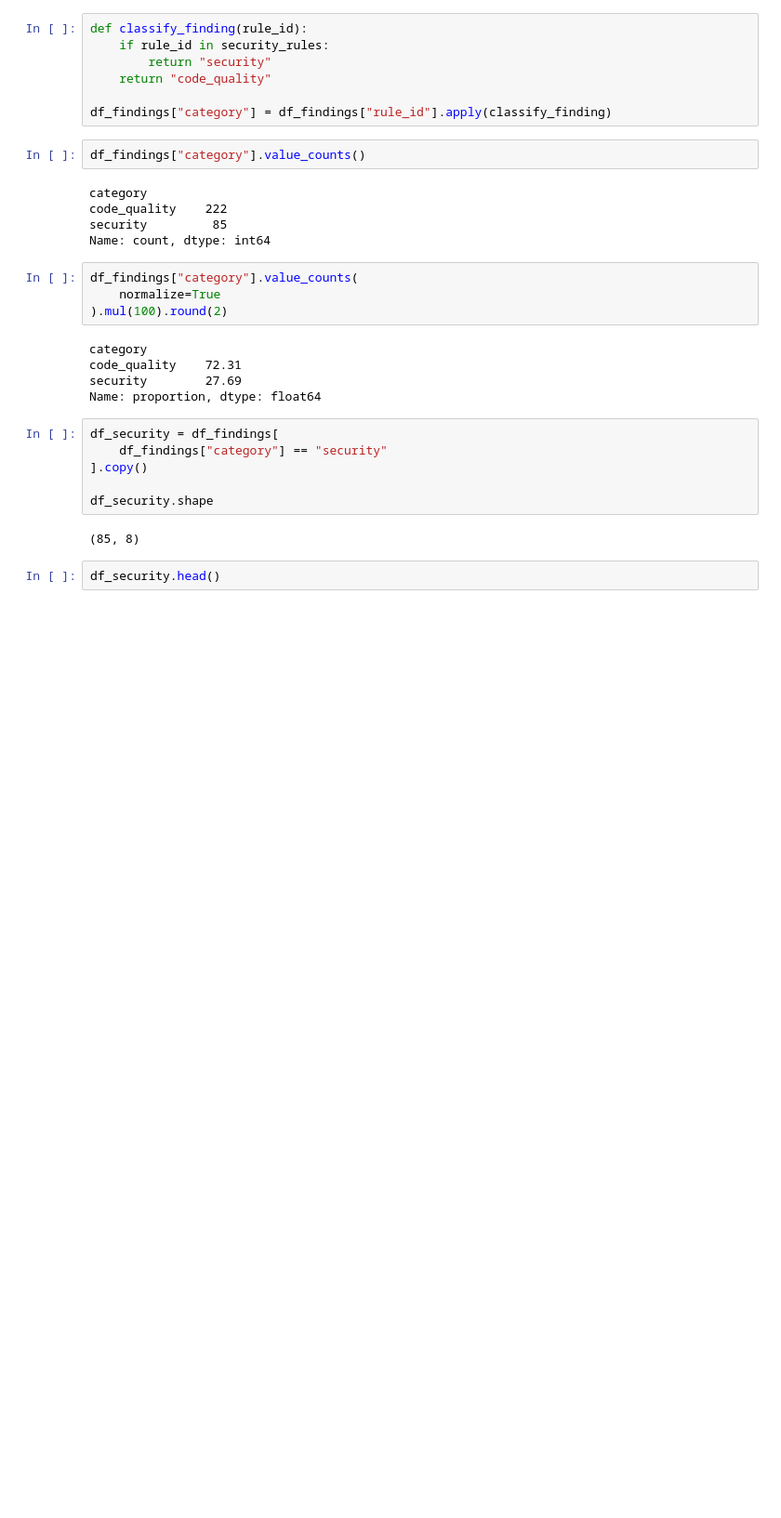
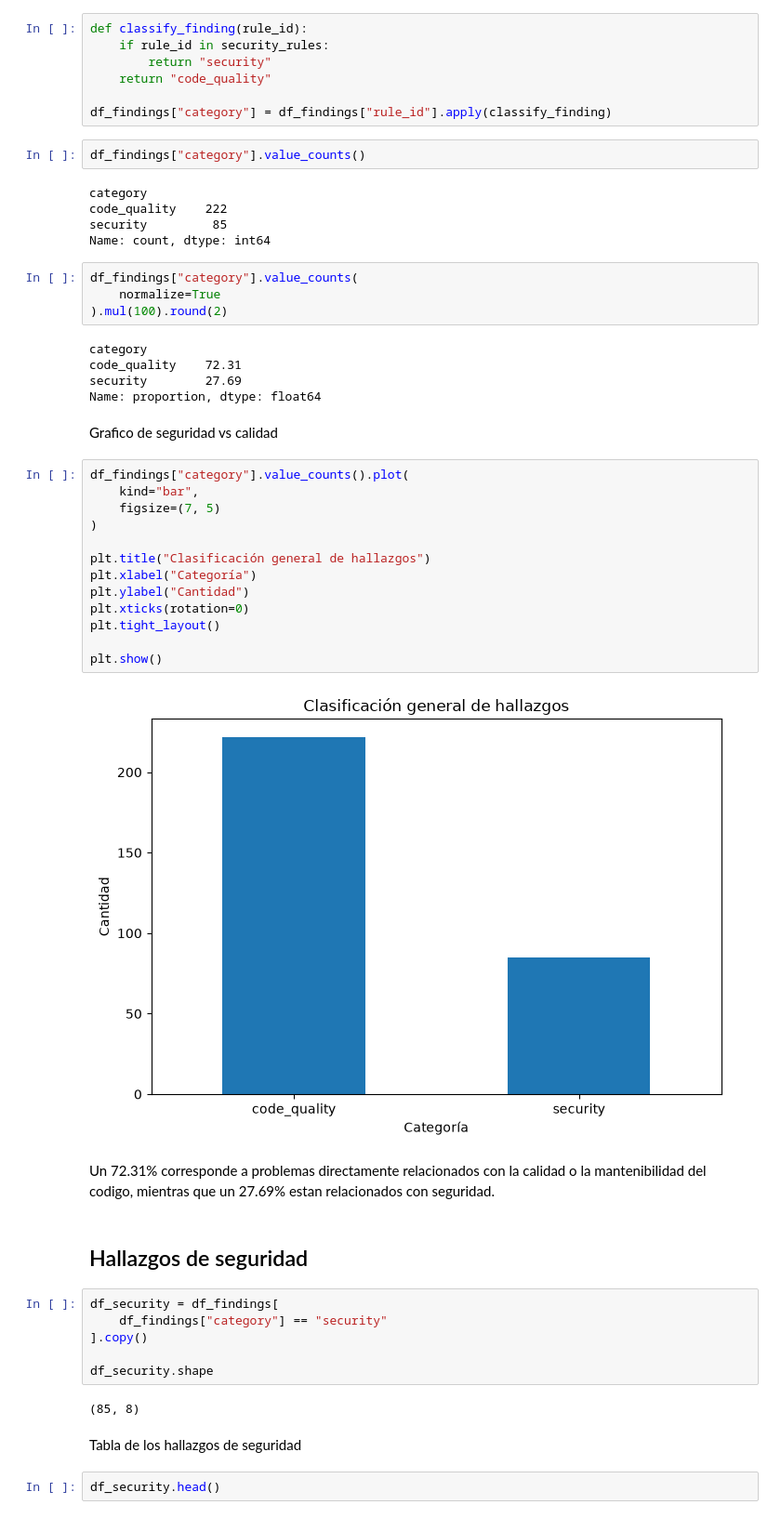
Before and after one commit to LostCode21/rm-miner, a Jupyter notebook: analyzer/notebooks/analyzer.ipynb, the cells around one changed output. Shown at 93% size. Saved outputs shown, nothing was run; the diff lists cells and outputs as text; blank space fills up the shorter version.

Commit message:
Diagramas con conclusiones y breve analisis

```diff
--- a/analyzer/notebooks/analyzer.ipynb
+++ b/analyzer/notebooks/analyzer.ipynb
@@ -275,6 +253,27 @@ category
 code_quality    72.31
 security        27.69
 Name: proportion, dtype: float64
+# %% [markdown]
+Grafico de seguridad vs calidad
+# %%
+df_findings["category"].value_counts().plot(
+    kind="bar",
+    figsize=(7, 5)
+)
+
+plt.title("Clasificación general de hallazgos")
+plt.xlabel("Categoría")
+plt.ylabel("Cantidad")
+plt.xticks(rotation=0)
+plt.tight_layout()
+
+plt.show()
+# %% [output]
+[figure, added]
+# %% [markdown]
+Un 72.31% corresponde a problemas directamente relacionados con la calidad o la mantenibilidad del codigo, mientras que un 27.69% estan relacionados con seguridad.
+# %% [markdown]
+## Hallazgos de seguridad
 # %%
 df_security = df_findings[
     df_findings["category"] == "security"
@@ -283,6 +282,8 @@ df_security = df_findings[
 df_security.shape
 # %% [output]
 (85, 8)
+# %% [markdown]
+Tabla de los hallazgos de seguridad
 # %%
 df_security.head()
 # %% [output]
```
Also changed, not shown: parts of 63 cells of this notebook.
